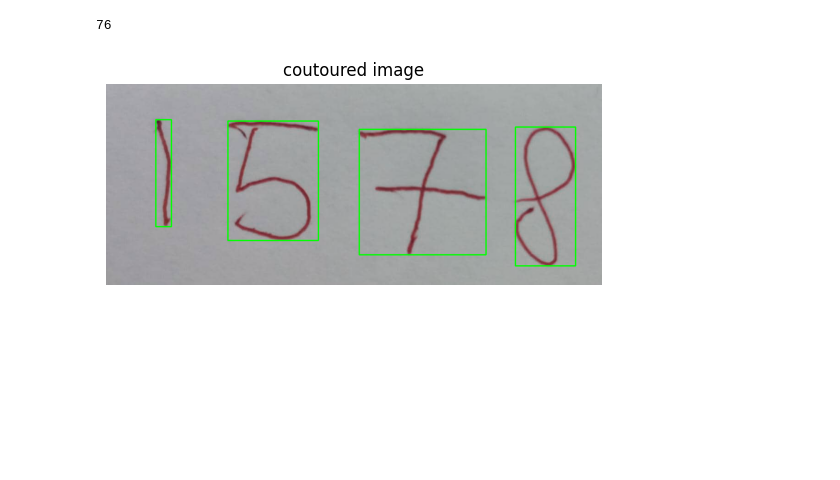
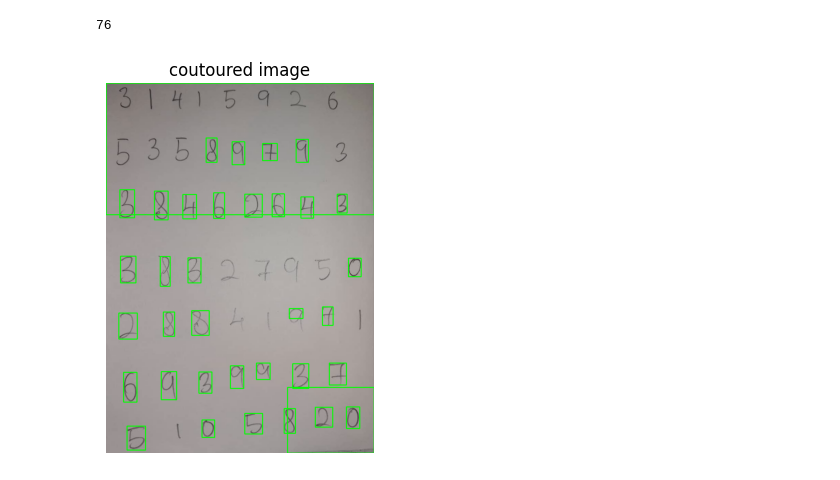
Before and after one commit to taimoon/handwritten-digits-recognition, a Jupyter notebook: labelling.ipynb, the cells around one changed output. Saved outputs shown, nothing was run; the diff lists cells and outputs as text; code cells hidden in the pictures; blank space fills up the shorter version.

```diff
--- a/labelling.ipynb
+++ b/labelling.ipynb
@@ -8,13 +8,13 @@ print(len(os.listdir('data')))
 # %%
 from utils import *
 import cv2
 rel_dir = 'raw image'
-filename = 'rdm.jpeg'
+filename = 'wa3.jpeg'
 
 img = cv2.imread(f'{rel_dir}/{filename}')
 digits = crop_number(img.copy(), True)
 # %% [output]
-[figure, old version]
+[figure, new version]
 # %%
 remaining_digits, labels = manual_label(digits)
 # %% [output]
```
Also changed, not shown: parts of 1 cell of this notebook, 50 other files.
